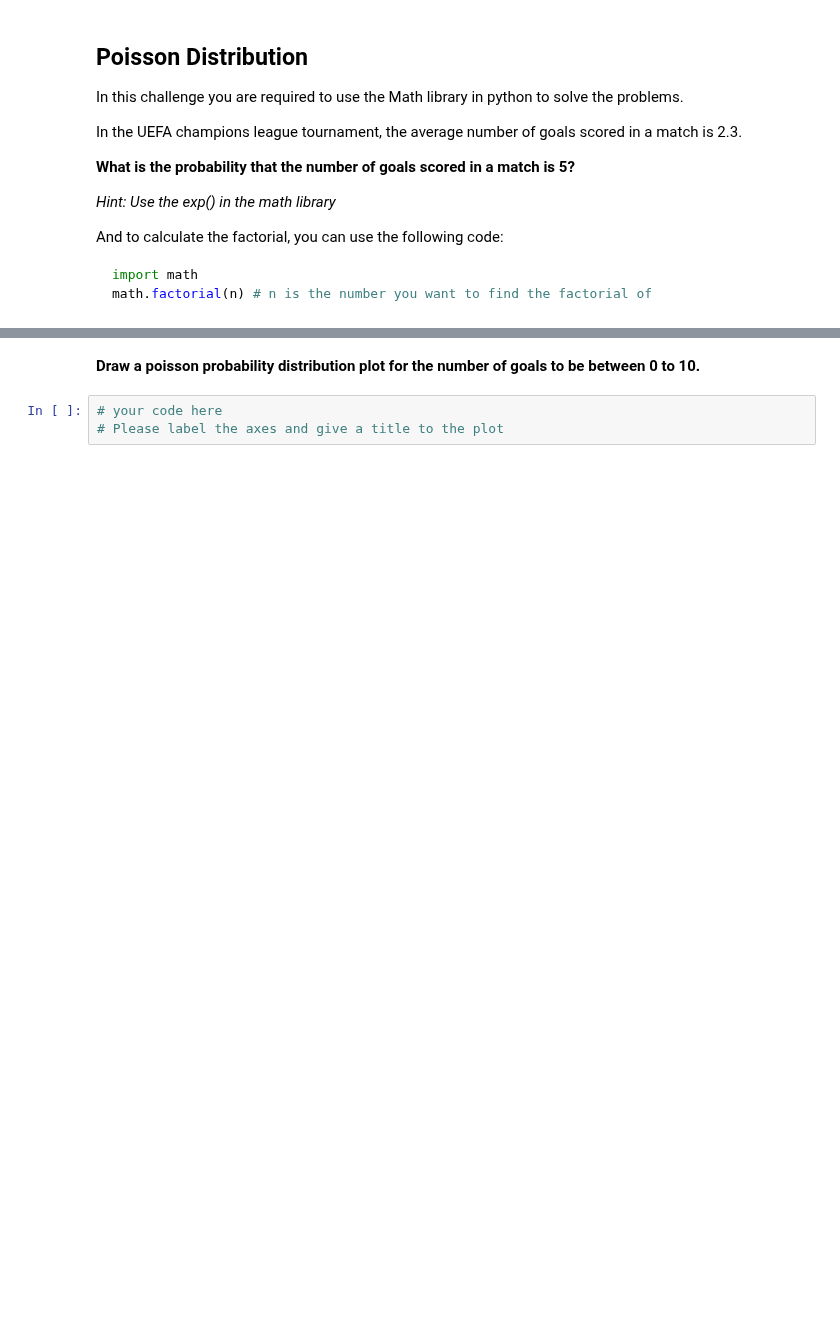
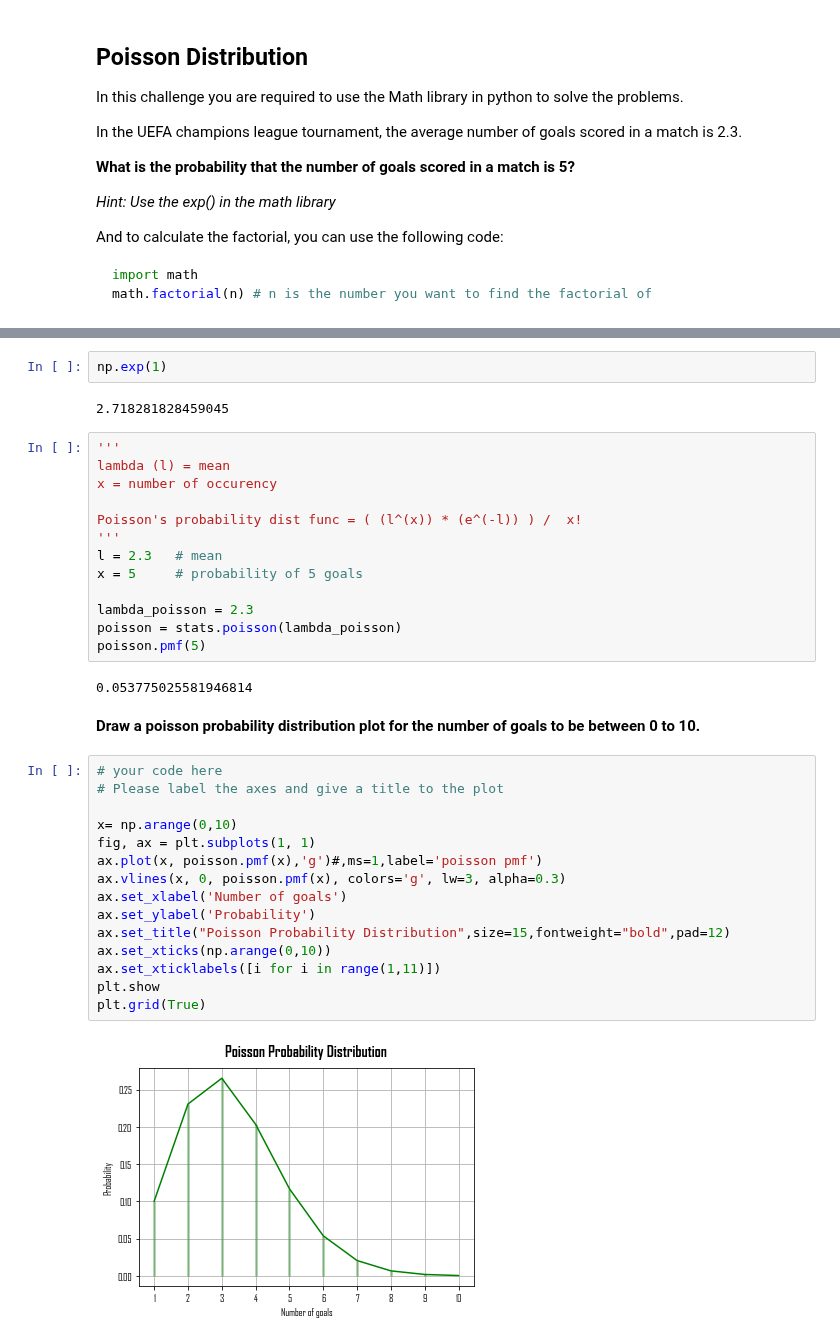
Before and after one commit to paoloironhack/data_analytics062020, a Jupyter notebook: labs/module_2/30-Discrete-probability-distribution/your-code/main.ipynb, the cells around one changed output, grey strips where cells are left out. Cells and saved outputs as stored; diff of their text form; blank space fills up the shorter version.

```diff
--- a/labs/module_2/30-Discrete-probability-distribution/your-code/main.ipynb
+++ b/labs/module_2/30-Discrete-probability-distribution/your-code/main.ipynb
@@ -82,5 +202,38 @@ math.factorial(n) # n is the number you want to find the factorial of
+# %%
+np.exp(1)
+# %% [output]
+2.718281828459045
+# %%
+'''
+lambda (l) = mean
+x = number of occurency
+
+Poisson's probability dist func = ( (l^(x)) * (e^(-l)) ) /  x!
+'''
+l = 2.3   # mean
+x = 5     # probability of 5 goals
+
+lambda_poisson = 2.3
+poisson = stats.poisson(lambda_poisson)
+poisson.pmf(5)
+# %% [output]
+0.053775025581946814
 # %% [markdown]
 **Draw a poisson probability distribution plot for the number of goals to be between 0 to 10.**
-# %%
-# your code here
-# Please label the axes and give a title to the plot
+# %%
+# your code here
+# Please label the axes and give a title to the plot
+
+x= np.arange(0,10)
+fig, ax = plt.subplots(1, 1)
+ax.plot(x, poisson.pmf(x),'g')#,ms=1,label='poisson pmf')
+ax.vlines(x, 0, poisson.pmf(x), colors='g', lw=3, alpha=0.3)
+ax.set_xlabel('Number of goals')
+ax.set_ylabel('Probability')
+ax.set_title("Poisson Probability Distribution",size=15,fontweight="bold",pad=12)
+ax.set_xticks(np.arange(0,10))
+ax.set_xticklabels([i for i in range(1,11)])
+plt.show
+plt.grid(True)
+# %% [output]
+[figure, added]
```
Also changed, not shown: parts of 15 cells of this notebook.
